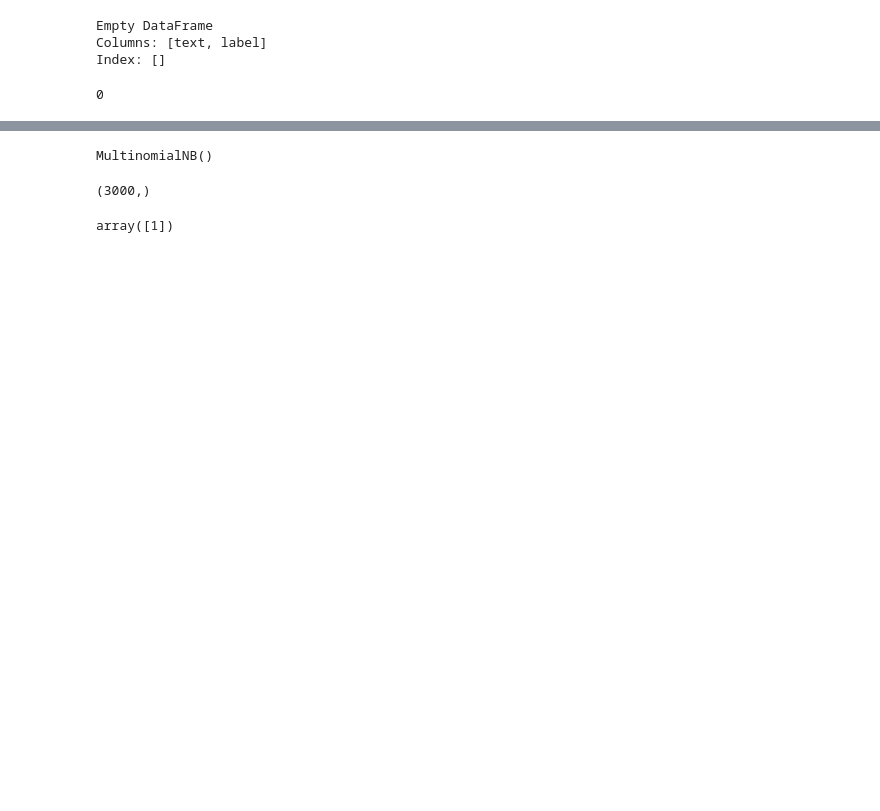
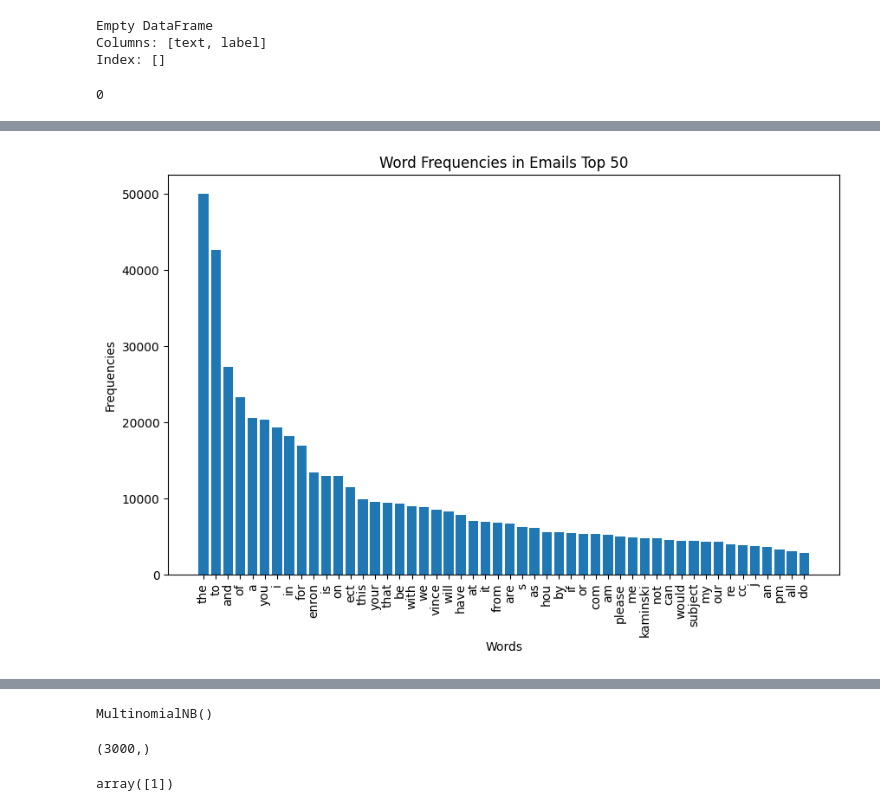
Before and after one commit to PreyumKr/Email_Spam_Classifier, a Jupyter notebook: Old_SpamDetector.ipynb, the cells around one changed output, grey strips where cells are left out. Saved outputs shown, nothing was run; the diff lists cells and outputs as text; code cells hidden in the pictures; blank space fills up the shorter version.

```diff
--- a/Old_SpamDetector.ipynb
+++ b/Old_SpamDetector.ipynb
@@ -86,3 +86,17 @@ print(word_dict)
+# %%
+# Plot 50 top word frequencies
+plt.figure(figsize=(10,6))
+
+words, frequencies = zip(*word_dict[:50])
+
+plt.bar(words, frequencies)
+plt.xlabel("Words")
+plt.xticks(rotation=90)
+plt.ylabel("Frequencies")
+plt.title("Word Frequencies in Emails Top 50")
+plt.show()
+# %% [output]
+[figure, added]
 # %%
 # Creating Tabular data of Most common words in the emails
 
```
Also changed, not shown: parts of 25 cells of this notebook.
